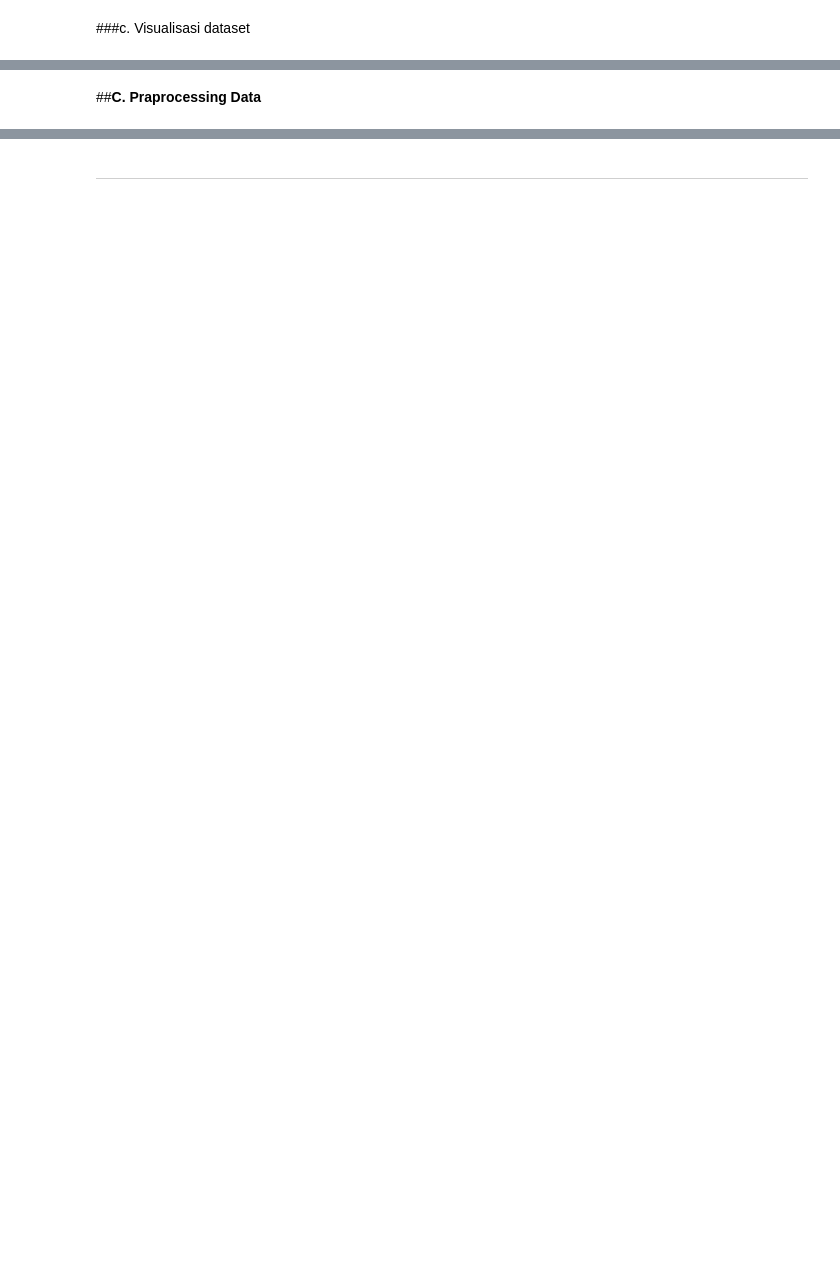
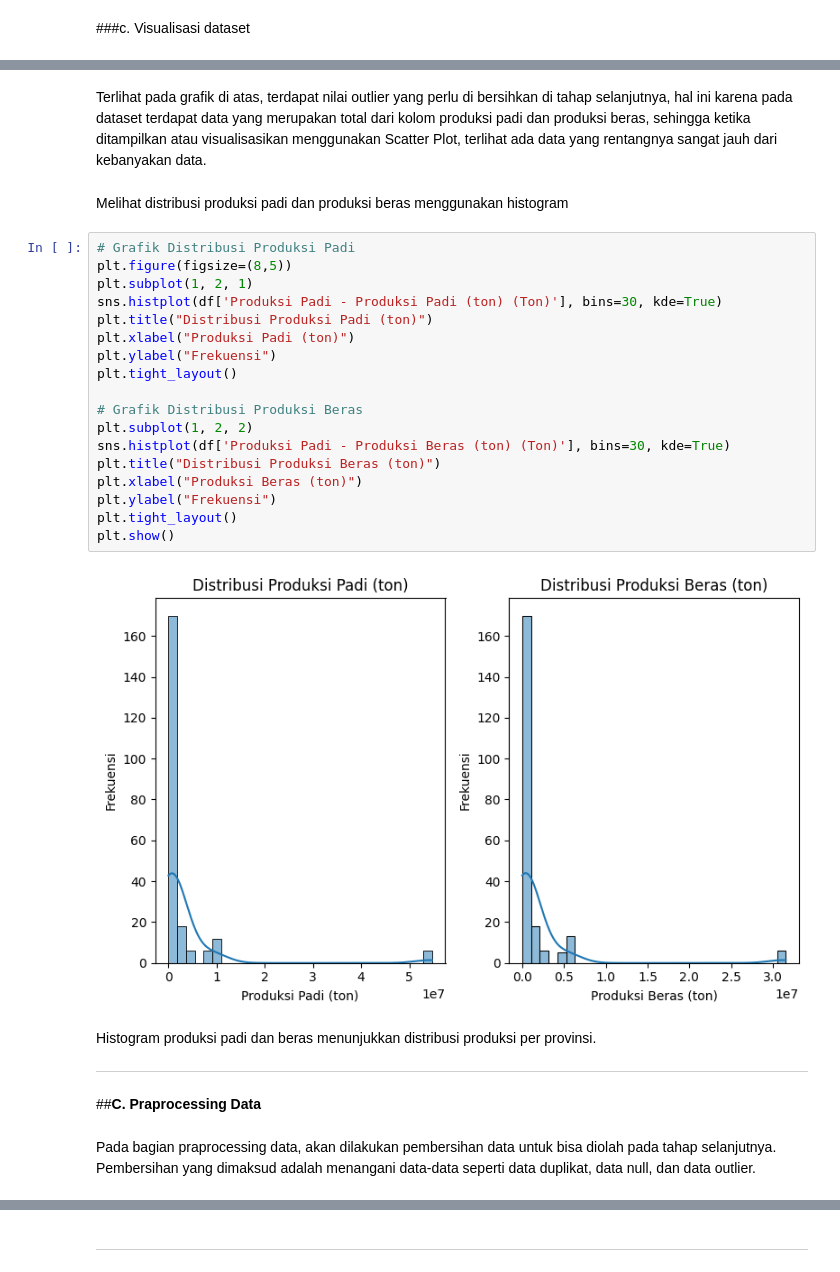
Before and after one commit to dakhmad/ml_uts_prediksi_produksi_beras, a Jupyter notebook: dani_ml_prediksi_produksi_beras_regresi_linear.ipynb, the cells around one changed output, grey strips where cells are left out. Drawn from its saved outputs; the diff is of its cells as text; blank space fills up the shorter version.

```diff
--- a/dani_ml_prediksi_produksi_beras_regresi_linear.ipynb
+++ b/dani_ml_prediksi_produksi_beras_regresi_linear.ipynb
@@ -68,2 +303,33 @@ Link dataset didapatkan pada website [Badan Pusat Statistik (BPS) Indonesia](htt
+# %% [markdown]
+Terlihat pada grafik di atas, terdapat nilai outlier yang perlu di bersihkan di tahap selanjutnya, hal ini karena pada dataset terdapat data yang merupakan total dari kolom produksi padi dan produksi beras, sehingga ketika ditampilkan atau visualisasikan menggunakan Scatter Plot, terlihat ada data yang rentangnya sangat jauh dari kebanyakan data.
+# %% [markdown]
+Melihat distribusi produksi padi dan produksi beras menggunakan histogram
+# %%
+# Grafik Distribusi Produksi Padi
+plt.figure(figsize=(8,5))
+plt.subplot(1, 2, 1)
+sns.histplot(df['Produksi Padi - Produksi Padi (ton) (Ton)'], bins=30, kde=True)
+plt.title("Distribusi Produksi Padi (ton)")
+plt.xlabel("Produksi Padi (ton)")
+plt.ylabel("Frekuensi")
+plt.tight_layout()
+
+# Grafik Distribusi Produksi Beras
+plt.subplot(1, 2, 2)
+sns.histplot(df['Produksi Padi - Produksi Beras (ton) (Ton)'], bins=30, kde=True)
+plt.title("Distribusi Produksi Beras (ton)")
+plt.xlabel("Produksi Beras (ton)")
+plt.ylabel("Frekuensi")
+plt.tight_layout()
+plt.show()
+# %% [output]
+[figure, added]
+# %% [markdown]
+Histogram produksi padi dan beras menunjukkan distribusi produksi per provinsi.
+
+
+---
 # %% [markdown]
 ##**C. Praprocessing Data**
+# %% [markdown]
+Pada bagian praprocessing data, akan dilakukan pembersihan data untuk bisa diolah pada tahap selanjutnya. Pembersihan yang dimaksud adalah menangani data-data seperti data duplikat, data null, dan data outlier.
```
Also changed, not shown: parts of 41 cells of this notebook.
